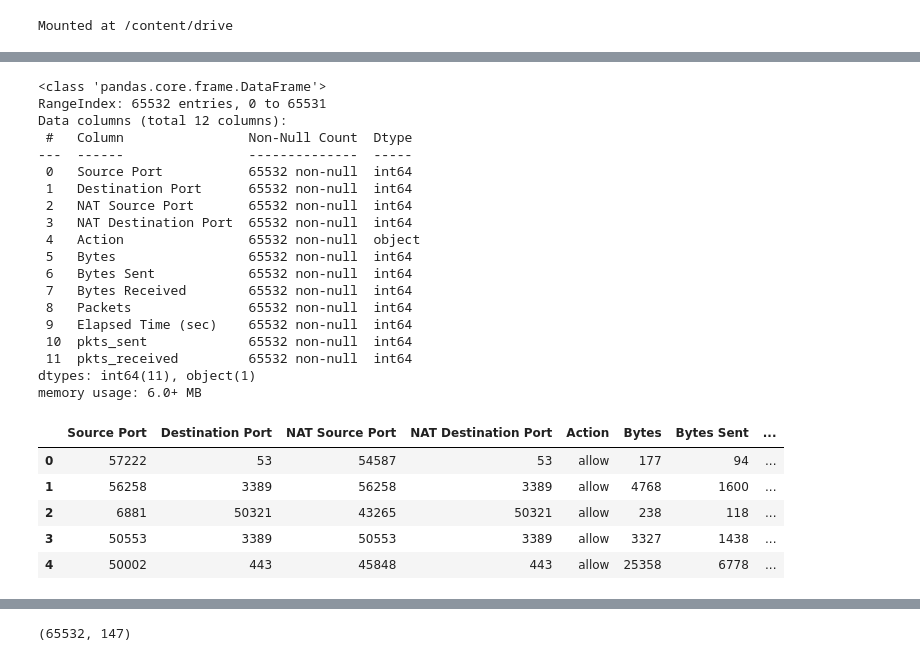
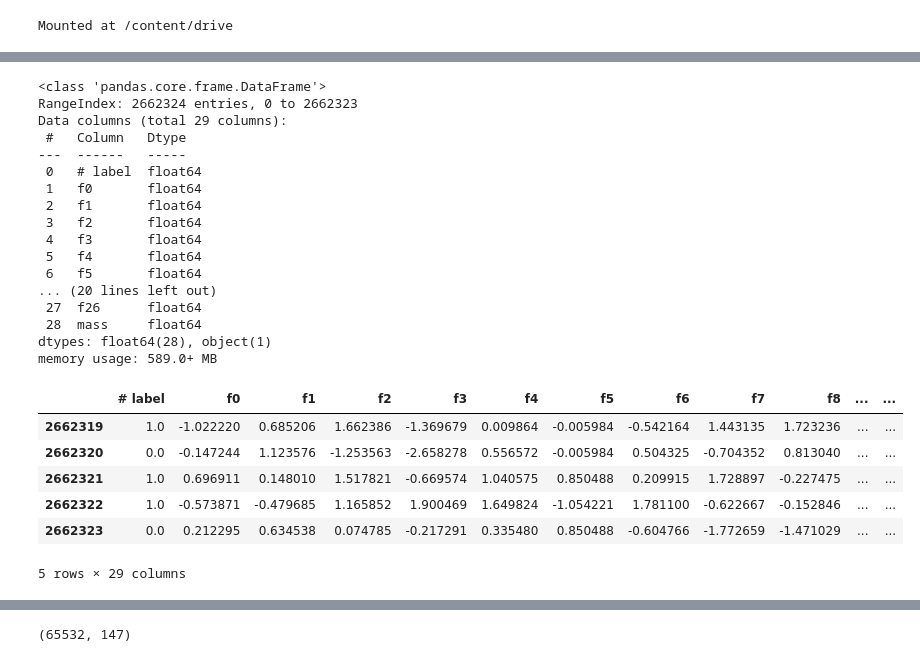
Before and after one commit to KendallScott/QTW, a Jupyter notebook: Case Study 6/Case_Study_6.ipynb, the cells around one changed output, grey strips where cells are left out. Saved outputs shown, nothing was run; the diff lists cells and outputs as text; code cells hidden in the pictures.

```diff
--- a/Case Study 6/Case_Study_6.ipynb
+++ b/Case Study 6/Case_Study_6.ipynb
@@ -71,3 +67,0 @@ Port is like an address that allows connection like a tv channel.
-# %%
-df = pd.read_csv("https://raw.githubusercontent.com/KendallScott/QTW/main/Case%20Study%205/log2.csv")
-df
@@ -89,30 +69,29 @@ df
 df.info()
 # %% [output]
 <class 'pandas.core.frame.DataFrame'>
-RangeIndex: 65532 entries, 0 to 65531
-Data columns (total 12 columns):
- #   Column                Non-Null Count  Dtype
----  ------                --------------  -----
- 0   Source Port           65532 non-null  int64
- 1   Destination Port      65532 non-null  int64
- 2   NAT Source Port       65532 non-null  int64
- 3   NAT Destination Port  65532 non-null  int64
- 4   Action                65532 non-null  object
- 5   Bytes                 65532 non-null  int64
- 6   Bytes Sent            65532 non-null  int64
- 7   Bytes Received        65532 non-null  int64
- 8   Packets               65532 non-null  int64
- 9   Elapsed Time (sec)    65532 non-null  int64
- 10  pkts_sent             65532 non-null  int64
- 11  pkts_received         65532 non-null  int64
-dtypes: int64(11), object(1)
-memory usage: 6.0+ MB
+RangeIndex: 2662324 entries, 0 to 2662323
+Data columns (total 29 columns):
+ #   Column   Dtype
+---  ------   -----
+ 0   # label  float64
+ 1   f0       float64
+ 2   f1       float64
+ 3   f2       float64
+ 4   f3       float64
+ 5   f4       float64
+ 6   f5       float64
+... (20 lines left out)
+ 27  f26      float64
+ 28  mass     float64
+dtypes: float64(28), object(1)
+memory usage: 589.0+ MB
 # %%
-df.head()
+df.tail()
 # %% [output]
-|  | Source Port | Destination Port | NAT Source Port | NAT Destination Port | Action | Bytes | Bytes Sent | ... |
-| 0 | 57222 | 53 | 54587 | 53 | allow | 177 | 94 | ... |
-| 1 | 56258 | 3389 | 56258 | 3389 | allow | 4768 | 1600 | ... |
-| 2 | 6881 | 50321 | 43265 | 50321 | allow | 238 | 118 | ... |
-| 3 | 50553 | 3389 | 50553 | 3389 | allow | 3327 | 1438 | ... |
-| 4 | 50002 | 443 | 45848 | 443 | allow | 25358 | 6778 | ... |
+|  | # label | f0 | f1 | f2 | f3 | f4 | f5 | f6 | f7 | f8 | ... | ... |
+| 2662319 | 1.0 | -1.022220 | 0.685206 | 1.662386 | -1.369679 | 0.009864 | -0.005984 | -0.542164 | 1.443135 | 1.723236 | ... | ... |
+| 2662320 | 0.0 | -0.147244 | 1.123576 | -1.253563 | -2.658278 | 0.556572 | -0.005984 | 0.504325 | -0.704352 | 0.813040 | ... | ... |
+| 2662321 | 1.0 | 0.696911 | 0.148010 | 1.517821 | -0.669574 | 1.040575 | 0.850488 | 0.209915 | 1.728897 | -0.227475 | ... | ... |
+| 2662322 | 1.0 | -0.573871 | -0.479685 | 1.165852 | 1.900469 | 1.649824 | -1.054221 | 1.781100 | -0.622667 | -0.152846 | ... | ... |
+| 2662323 | 0.0 | 0.212295 | 0.634538 | 0.074785 | -0.217291 | 0.335480 | 0.850488 | -0.604766 | -1.772659 | -1.471029 | ... | ... |
+5 rows × 29 columns
```
Also changed, not shown: parts of 32 cells of this notebook.
